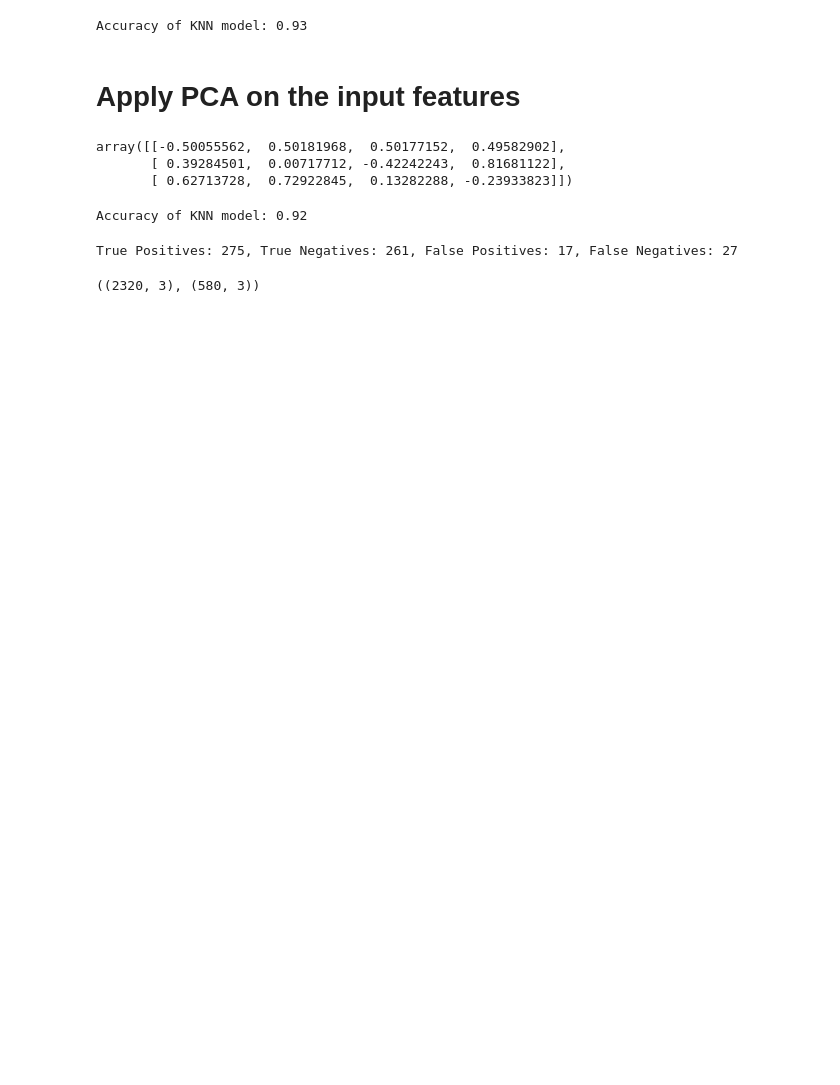
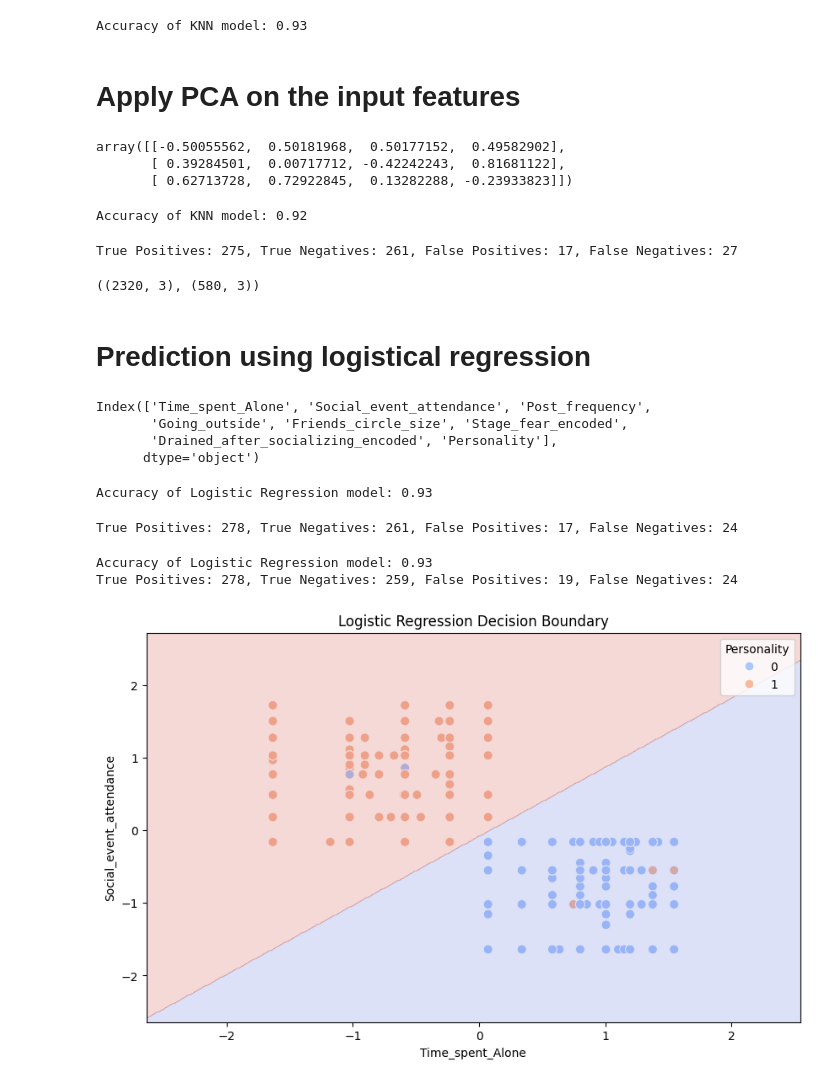
Before and after one commit to Aman-hebbale/kaggle_personality, a Jupyter notebook: logistic_classifier.ipynb, the cells around one changed output. Saved outputs shown, nothing was run; the diff lists cells and outputs as text; code cells hidden in the pictures; blank space fills up the shorter version.

Commit message:
tried logistic regression on 2 features

```diff
--- a/logistic_classifier.ipynb
+++ b/logistic_classifier.ipynb
@@ -960,3 +976,78 @@ True Positives: 275, True Negatives: 261, False Positives: 17, False Negatives:
 x_train_pca.shape, x_test_pca.shape
 # %% [output]
 ((2320, 3), (580, 3))
+# %% [markdown]
+# Prediction using logistical regression
+# %%
+from sklearn.linear_model import LogisticRegression
+log_reg = LogisticRegression(max_iter=1000, random_state=42, solver='liblinear',penalty='l1')
+new_df.columns
+# x_features = new_df[["Time"]]
+# %% [output]
+Index(['Time_spent_Alone', 'Social_event_attendance', 'Post_frequency',
+       'Going_outside', 'Friends_circle_size', 'Stage_fear_encoded',
+       'Drained_after_socializing_encoded', 'Personality'],
+      dtype='object')
+# %%
+x_features = new_df[["Time_spent_Alone","Social_event_attendance"]]
+y_target = new_df["Personality"]
+x_train, x_test, y_train, y_test = train_test_split(x_features, y_target, test_size=0.2, random_state=42)
+scaler = StandardScaler()
+x_train_scaled = scaler.fit_transform(x_train)
+x_test_scaled = scaler.transform(x_test)
+log_reg.fit(x_train_scaled, y_train)
+y_pred = log_reg.predict(x_test_scaled)
+accuracy = accuracy_score(y_test, y_pred)
+print(f"Accuracy of Logistic Regression model: {accuracy:.2f}")
+# %% [output]
+Accuracy of Logistic Regression model: 0.93
+# %%
+from sklearn.metrics import confusion_matrix
+confusion_matrix(y_test, y_pred)
+tn, fp, fn, tp = confusion_matrix(y_test, y_pred).ravel().tolist()
+print(f"True Positives: {tp}, True Negatives: {tn}, False Positives: {fp}, False Negatives: {fn}")
+# %% [output]
+True Positives: 278, True Negatives: 261, False Positives: 17, False Negatives: 24
+# %%
+x_features = new_df[["Post_frequency","Friends_circle_size"]]
+y_target = new_df["Personality"]
+x_train, x_test, y_train, y_test = train_test_split(x_features, y_target, test_size=0.2, random_state=42)
+scaler = StandardScaler()
+x_train_scaled = scaler.fit_transform(x_train)
+x_test_scaled = scaler.transform(x_test)
+log_reg.fit(x_train_scaled, y_train)
+y_pred = log_reg.predict(x_test_scaled)
+accuracy = accuracy_score(y_test, y_pred)
+print(f"Accuracy of Logistic Regression model: {accuracy:.2f}")
+confusion_matrix(y_test, y_pred)
+tn, fp, fn, tp = confusion_matrix(y_test, y_pred).ravel().tolist()
+print(f"True Positives: {tp}, True Negatives: {tn}, False Positives: {fp}, False Negatives: {fn}")
+# %% [output]
+Accuracy of Logistic Regression model: 0.93
+True Positives: 278, True Negatives: 259, False Positives: 19, False Negatives: 24
+# %%
+# # Create meshgrid for plotting decision boundary
+x_features
+x_min, x_max = x_features["Time_spent_Alone"].min() - 1, x_features["Time_spent_Alone"].max() + 1
+y_min, y_max = x_features["Social_event_attendance"].min() - 1, x_features["Social_event_attendance"].max() + 1
+xx, yy = np.meshgrid(np.linspace(x_min, x_max, 500),
+                     np.linspace(y_min, y_max, 500))
+
+# Predict over the grid
+Z = log_reg.predict(np.c_[xx.ravel(), yy.ravel()])
+Z = Z.reshape(xx.shape)
+
+# Plot the original data
+plt.figure(figsize=(10, 6))
+sns.scatterplot(x=x_features["Time_spent_Alone"], y=x_features["Social_event_attendance"], hue=y_target, palette='coolwarm', s=60)
+
+# Plot decision boundary
+plt.contourf(xx, yy, Z, alpha=0.2, cmap='coolwarm')
+
+plt.xlabel('Time_spent_Alone')
+plt.ylabel('Social_event_attendance')
+plt.title('Logistic Regression Decision Boundary')
+plt.legend(title='Personality')
+plt.show()
+# %% [output]
+[figure, added]
```
Also changed, not shown: parts of 13 cells of this notebook, 1 other file.
